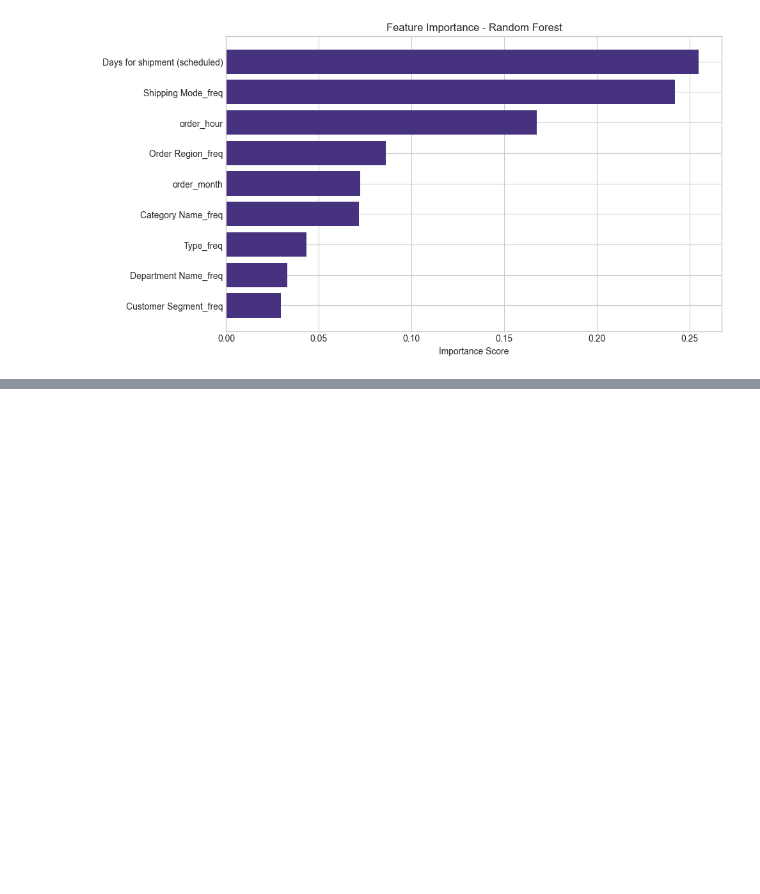
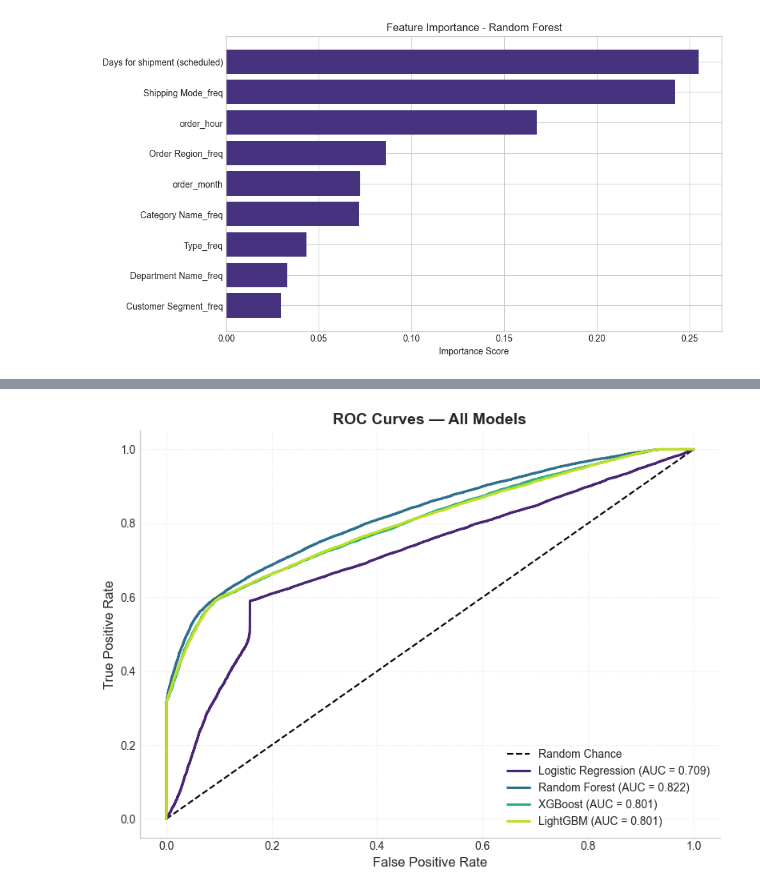
Before and after one commit to Akshadgajapure/Supply-Chain-Management, a Jupyter notebook: main.ipynb, the cells around one changed output, grey strips where cells are left out. Cells and saved outputs as stored; diff of their text form; code cells hidden in the pictures; blank space fills up the shorter version.

```diff
--- a/main.ipynb
+++ b/main.ipynb
@@ -777,0 +982,54 @@ plt.show()
+# %%
+# ─── Combined ROC Curve — All Models ─────────────────────────────────────────
+
+import matplotlib.pyplot as plt
+import matplotlib as mpl
+from sklearn.metrics import roc_curve, roc_auc_score
+
+fig, ax = plt.subplots(figsize=(8, 6))
+
+# Random baseline
+ax.plot([0, 1], [0, 1], "k--", linewidth=1.5, label="Random Chance")
+
+# Generate colors
+roc_colors = [mpl.colormaps["viridis"](v)
+              for v in np.linspace(0.1, 0.9, len(trained_models))]
+
+# Plot ROC for each model
+for (name, model), color in zip(trained_models.items(), roc_colors):
+
+    if hasattr(model, "predict_proba"):
+        y_prob = model.predict_proba(X_test)[:, 1]
+
+    elif hasattr(model, "decision_function"):
+        y_prob = model.decision_function(X_test)
+
+    else:
+        print(f"Skipping {name}: No probability scores available.")
+        continue
+
+    fpr, tpr, _ = roc_curve(y_test, y_prob)
+    auc = roc_auc_score(y_test, y_prob)
+
+    ax.plot(
+        fpr,
+        tpr,
+        linewidth=2.2,
+        color=color,
+        label=f"{name} (AUC = {auc:.3f})"
+    )
+
+ax.set_xlabel("False Positive Rate", fontsize=12)
+ax.set_ylabel("True Positive Rate", fontsize=12)
+ax.set_title("ROC Curves — All Models", fontsize=14, fontweight="bold")
+
+ax.legend(loc="lower right", fontsize=10)
+ax.grid(True, linestyle=":", alpha=0.5)
+
+ax.spines["top"].set_visible(False)
+ax.spines["right"].set_visible(False)
+
+plt.tight_layout()
+plt.show()
+# %% [output]
+[figure, added]
```
Also changed, not shown: parts of 13 cells of this notebook.
